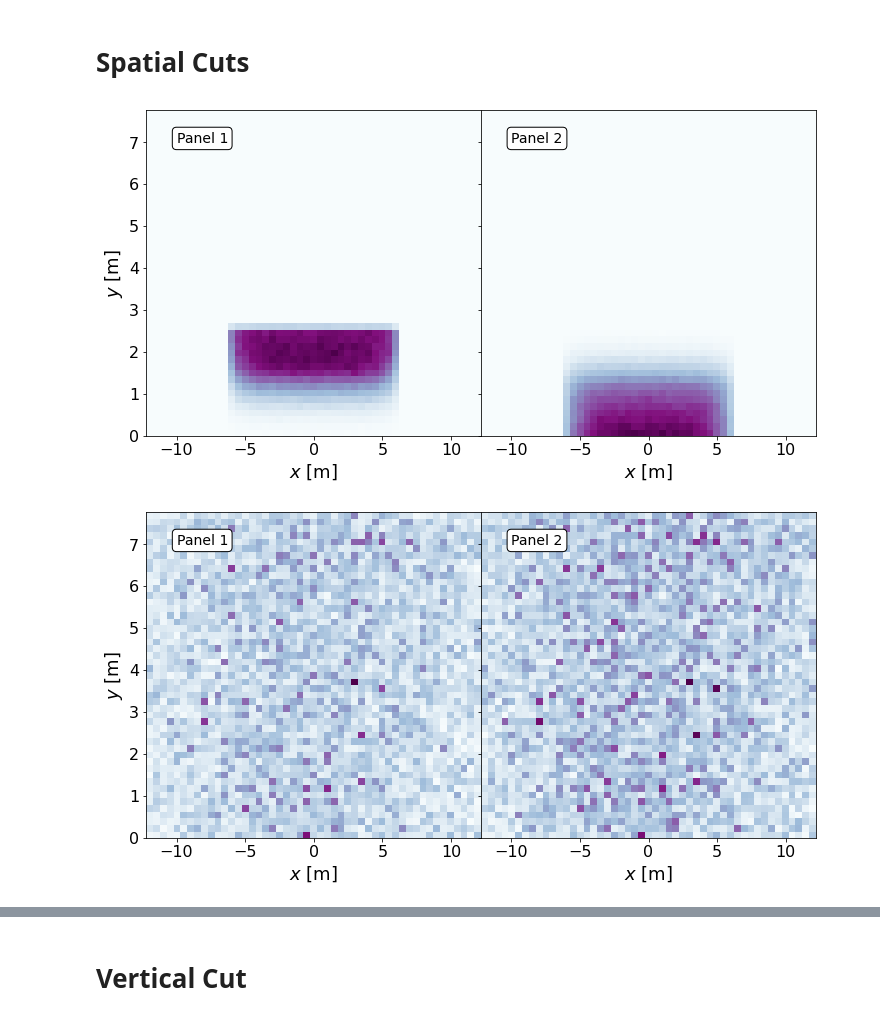
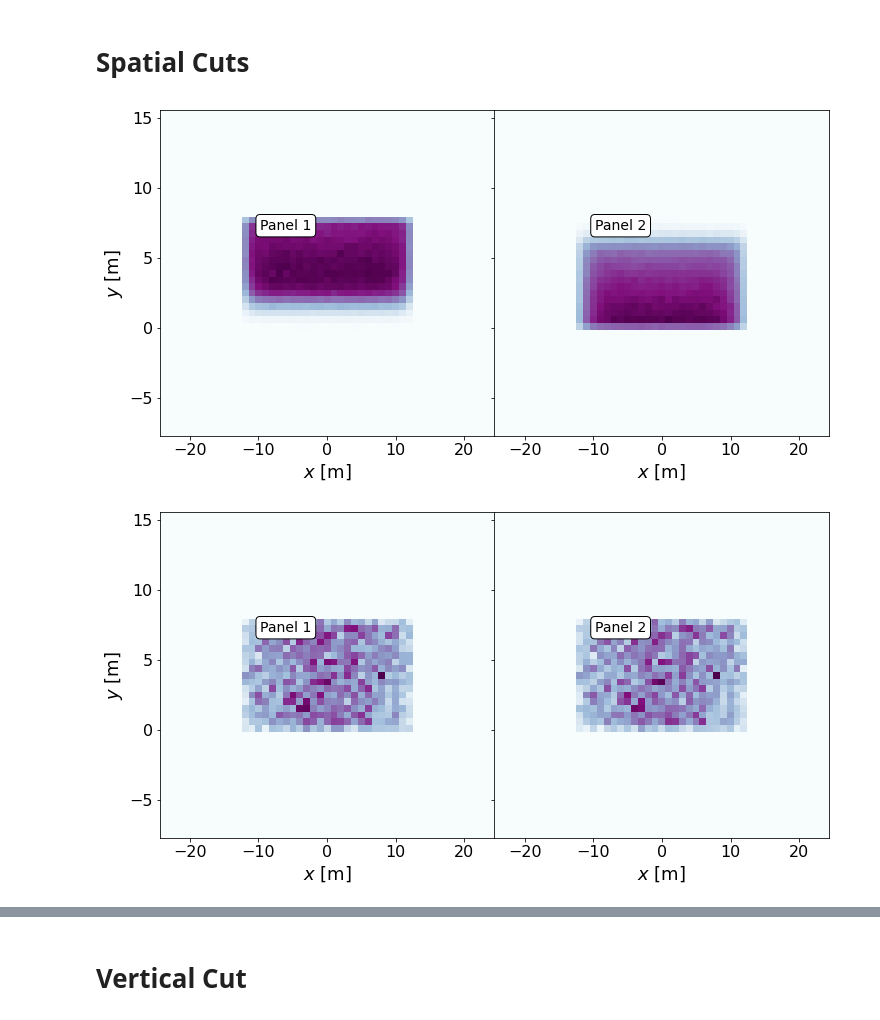
Before and after one commit to nickkamp1/Lake_Geneva_Neutrinos, a Jupyter notebook: Cosmics/SurfaceMuonBackgroundEstimate.ipynb, the cells around one changed output, grey strips where cells are left out. Drawn from its saved outputs; the diff is of its cells as text; code cells hidden in the pictures.

Commit message:
tevpa changes, mostly to cosmic estimation and siren simulation

```diff
--- a/Cosmics/SurfaceMuonBackgroundEstimate.ipynb
+++ b/Cosmics/SurfaceMuonBackgroundEstimate.ipynb
@@ -10,7 +10,7 @@ plt.style.use("../figures.mplstyle")
 cosmic_color = "seagreen"
 nu_color = "orangered"
 
-MuonFile = "MuonSimPrototypeOut.txt"
+MuonFile = "MuonSimOut.txt"
 
 if MuonFile=="MuonSimOut.txt":
     rate = 178282/2 # factor of two to account for hitting near panel first
@@ -22,7 +22,7 @@ elif MuonFile=="MuonSimPrototypeOut.txt":
     rate = 29903.5/2 # factor of two to account for hitting near panel first
     Ngen = 100000000
 
-rate *= 3 # for the number of detectors
+#rate *= 3 # for the number of detectors
 
 n_bunches = 72 * ((3 + 3 + 4)*3 + (3 + 3 + 3))
 n_missing_bunches = 3*(8*(2+2+3) + 2*38 + 39) + (8 * (2+2+2) + 38 * 2 + 119) # not correct it seems
@@ -34,14 +34,18 @@ rate *= eff_duty_factor
 n_months_HLLHC = 58#4*6
 n_seconds_HLLHC = n_months_HLLHC * 30.5 * 24 * 60 * 60
 
+cuts = ["No Cuts","Beam Timing", "Panel $\Delta t$", "Aggresive 1D Cut", "Conservative 1D Cut", "2D Cut"]
+nu_rate_dict = {cut:0 for cut in cuts}
+cosmic_rate_dict = {cut:0 for cut in cuts}
+
 c = 3e-1 # m / ns
 # %% [markdown]
 # Load the neutrinos
 # %%
-siren_data = pd.concat((pd.read_parquet("../Data/SIREN/Output/Surface_1km_Spacking/LHCb_LHC13_EPOSLHC_light_14.parquet"),
-                        pd.read_parquet("../Data/SIREN/Output/Surface_1km_Spacking/LHCb_LHC13_EPOSLHC_light_-14.parquet"),
-                        pd.read_parquet("../Data/SIREN/Output/Surface_1km_Spacking/LHCb_LHC13_BKSS_charm_14.parquet"),
-                        pd.read_parquet("../Data/SIREN/Output/Surface_1km_Spacking/LHCb_LHC13_BKSS_charm_-14.parquet")))
+siren_data = pd.concat((pd.read_parquet("../Data/SIREN/Output/Surface_1km_Spacing/LHCb_LHC13_EPOSLHC_light_14.parquet"),
+                        pd.read_parquet("../Data/SIREN/Output/Surface_1km_Spacing/LHCb_LHC13_EPOSLHC_light_-14.parquet"),
+                        pd.read_parquet("../Data/SIREN/Output/Surface_1km_Spacing/LHCb_LHC13_BKSS_charm_14.parquet"),
+                        pd.read_parquet("../Data/SIREN/Output/Surface_1km_Spacing/LHCb_LHC13_BKSS_charm_-14.parquet")))
 # %% [markdown]
 # Load the cosmics
 # %%
@@ -182,41 +206,42 @@ Accidnetal coincidence rate w/ time cut =  0.0001963971906379869
 # %%
 fig,ax = plt.subplots(1,2,figsize=(12,6),sharey=True)
 fig.subplots_adjust(wspace=0)
-ybins = np.linspace(-12.2,12.2,50)
-zbins = np.linspace(0,7.77,50)
+
+ybins = np.linspace(-2*panel_width/2,2*panel_width/2,50)
+zbins = np.linspace(-panel_height,2*panel_height,50)
 
 ax[0].hist2d(cosmic_data["first_plane_y"],cosmic_data["first_plane_z"],bins=(ybins,zbins))
 ax[1].hist2d(cosmic_data["second_plane_y"],cosmic_data["second_plane_z"],bins=(ybins,zbins))
 ax[0].set_xlabel(r"$x$ [m]")
 ax[0].set_ylabel(r"$y$ [m]")
 ax[1].set_xlabel(r"$x$ [m]")
-ax[0].text(-10,7,"Panel 1",fontsize=14,
+ax[0].text(-0.4*panel_width,0.9*panel_height,"Panel 1",fontsize=14,
            bbox=dict(facecolor='white', edgecolor='black',boxstyle='round'))
-ax[1].text(-10,7,"Panel 2",fontsize=14,
+ax[1].text(-0.4*panel_width,0.9*panel_height,"Panel 2",fontsize=14,
            bbox=dict(facecolor='white', edgecolor='black',boxstyle='round'))
 plt.savefig("Figures/Panel1Panel2_cosmics.pdf",dpi=100)
 plt.show()
 
 fig,ax = plt.subplots(1,2,figsize=(12,6),sharey=True)
 fig.subplots_adjust(wspace=0)
-xbins = np.linspace(-12.2,12.2,50)
-ybins = np.linspace(0,7.77,50)
+xbins = ybins
+ybins = zbins
 
 
 ax[0].hist2d(nu_data["first_plane_x"],nu_data["first_plane_y"],bins=(xbins,ybins),weights=nu_data["weights"])
 ax[1].hist2d(nu_data["second_plane_x"],nu_data["second_plane_y"],bins=(xbins,ybins),weights=nu_data["weights"])
 ax[0].set_xlabel(r"$x$ [m]")
 ax[0].set_ylabel(r"$y$ [m]")
 ax[1].set_xlabel(r"$x$ [m]")
-ax[0].text(-10,7,"Panel 1",fontsize=14,
+ax[0].text(-0.4*panel_width,0.9*panel_height,"Panel 1",fontsize=14,
            bbox=dict(facecolor='white', edgecolor='black',boxstyle='round'))
-ax[1].text(-10,7,"Panel 2",fontsize=14,
+ax[1].text(-0.4*panel_width,0.9*panel_height,"Panel 2",fontsize=14,
            bbox=dict(facecolor='white', edgecolor='black',boxstyle='round'))
 plt.savefig("Figures/Panel1Panel2_neutrinos.pdf",dpi=100)
 plt.show()
 # %% [output]
-[figure, old version]
+[figure, new version]
-[figure, old version]
+[figure, new version]
 # %%
 vertical_cut = -0.02
 horizontal_cut = 0.05
```
Also changed, not shown: parts of 14 cells of this notebook, 5 other files.
